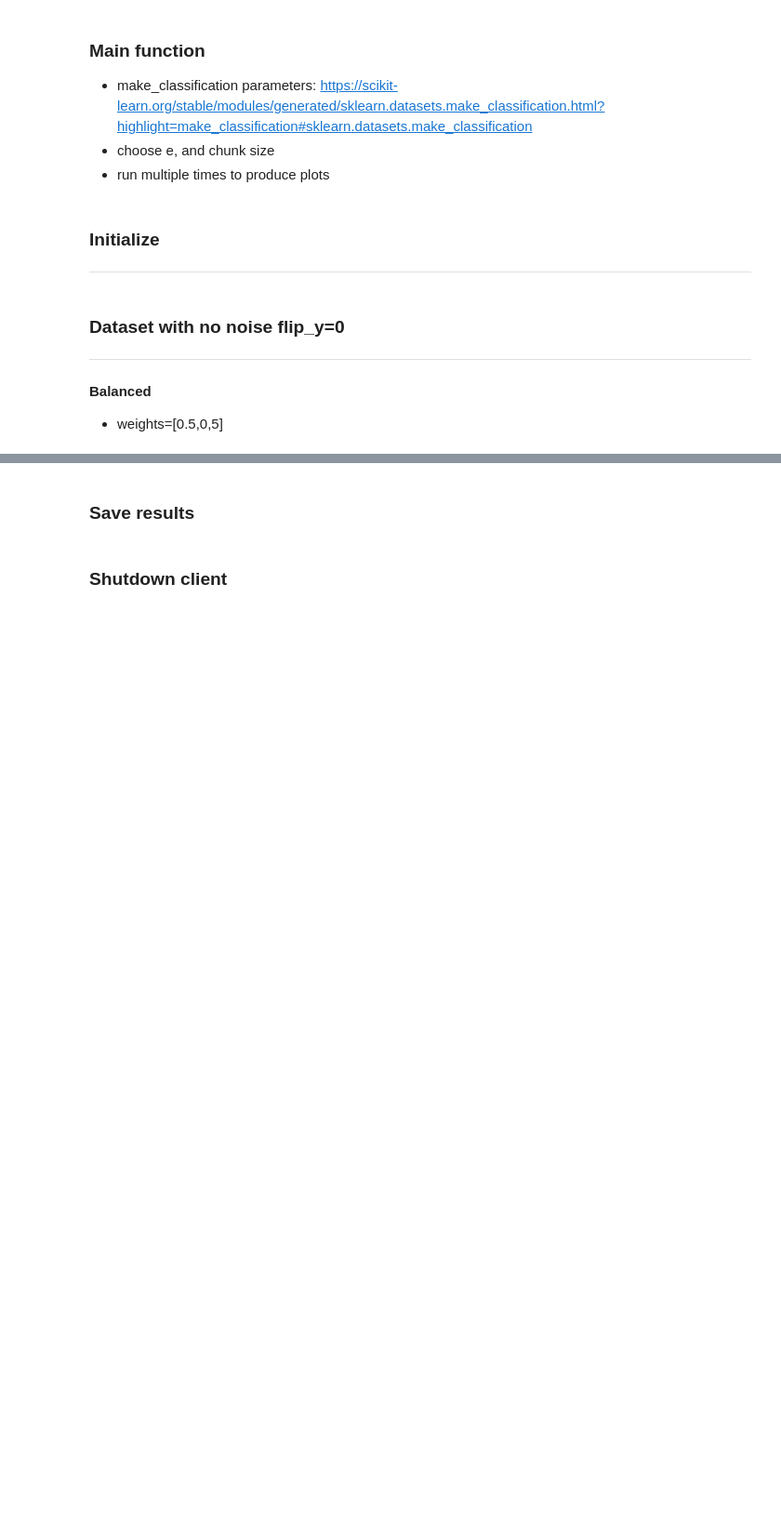
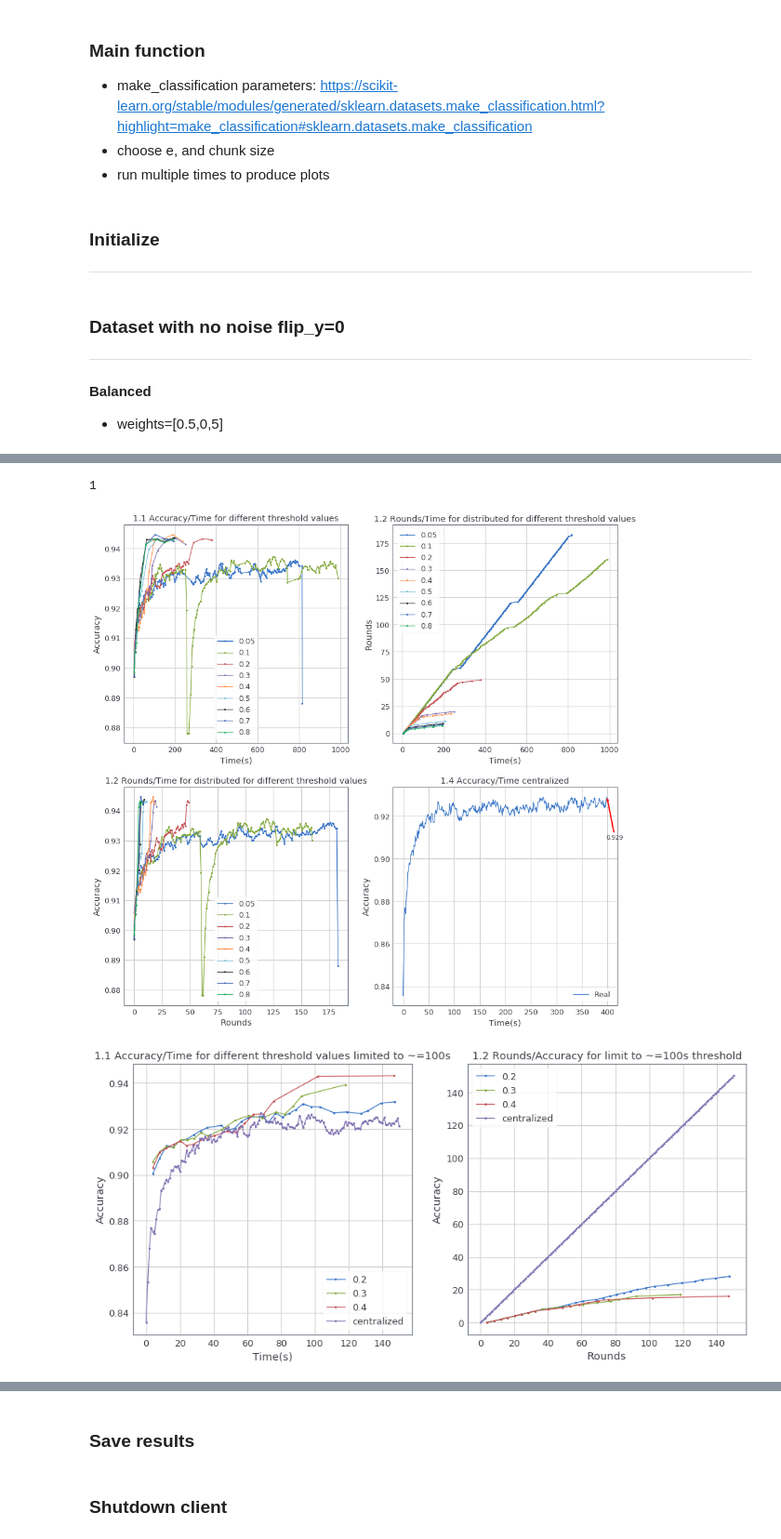
Before and after one commit to KampiotiSofia/svm, a Jupyter notebook: project/dask.ipynb, the cells around one changed output, grey strips where cells are left out. Shown at 93% size. Drawn from its saved outputs; the diff is of its cells as text; code cells hidden in the pictures; blank space fills up the shorter version.

```diff
--- a/project/dask.ipynb
+++ b/project/dask.ipynb
@@ -104,3 +104,7 @@ In progress...
 # %%
-name="Plots/Threshold_w_"+str(len(w))+"_samples_"+str(dataset_params["n_samples"])+"_features_"+str(dataset_params["n_features"])+"_e_"+str(e_array)+".png"
+name="Plots/2_Threshold_w_"+str(len(w))+"_samples_"+str(dataset_params["n_samples"])+"_features_"+str(dataset_params["n_features"])+"_e_"+str(e_array)+".png"
 plot(l1,l2,Acc_threshold,Rounds_threshold,Time_threshold,e_array,labels,name,'threshold')
+# %% [output]
+1
+[figure, added]
+[figure, added]
```
Also changed, not shown: parts of 4 cells of this notebook, 4 other files.
